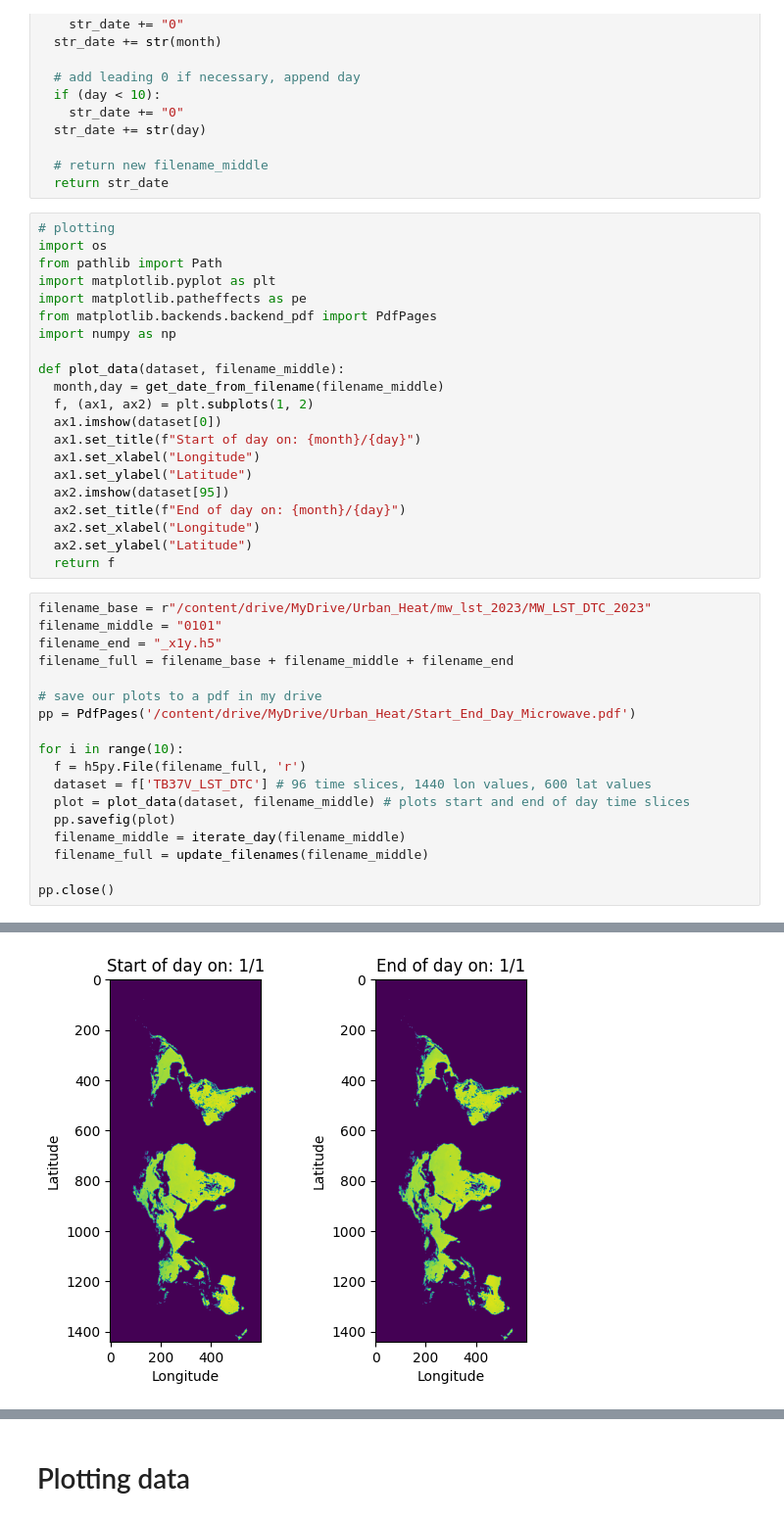
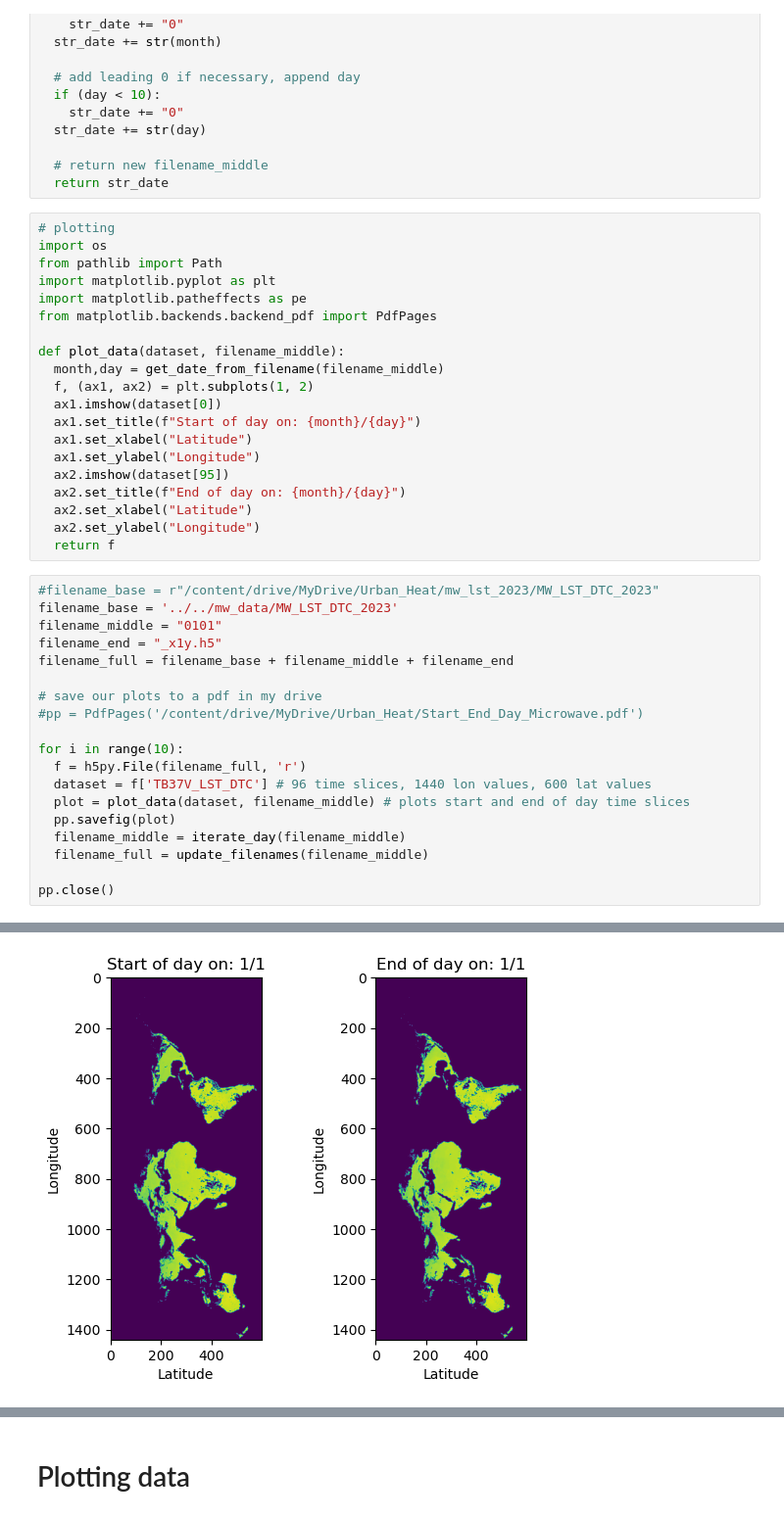
Before and after one commit to jstarfeldt/ML_UH_datasets, a Jupyter notebook: Sandy_Microwave/Earth_Engine_Colab.ipynb, the cells around one changed output, grey strips where cells are left out. Shown at 98% size. Cells and saved outputs as stored; diff of their text form.

Commit message:
Updating plot labels

```diff
--- a/Sandy_Microwave/Earth_Engine_Colab.ipynb
+++ b/Sandy_Microwave/Earth_Engine_Colab.ipynb
@@ -84,28 +98,28 @@ from pathlib import Path
 import matplotlib.pyplot as plt
 import matplotlib.patheffects as pe
 from matplotlib.backends.backend_pdf import PdfPages
-import numpy as np
 
 def plot_data(dataset, filename_middle):
   month,day = get_date_from_filename(filename_middle)
   f, (ax1, ax2) = plt.subplots(1, 2)
   ax1.imshow(dataset[0])
   ax1.set_title(f"Start of day on: {month}/{day}")
-  ax1.set_xlabel("Longitude")
-  ax1.set_ylabel("Latitude")
+  ax1.set_xlabel("Latitude")
+  ax1.set_ylabel("Longitude")
   ax2.imshow(dataset[95])
   ax2.set_title(f"End of day on: {month}/{day}")
-  ax2.set_xlabel("Longitude")
-  ax2.set_ylabel("Latitude")
+  ax2.set_xlabel("Latitude")
+  ax2.set_ylabel("Longitude")
   return f
 # %%
-filename_base = r"/content/drive/MyDrive/Urban_Heat/mw_lst_2023/MW_LST_DTC_2023"
+#filename_base = r"/content/drive/MyDrive/Urban_Heat/mw_lst_2023/MW_LST_DTC_2023"
+filename_base = '../../mw_data/MW_LST_DTC_2023'
 filename_middle = "0101"
 filename_end = "_x1y.h5"
 filename_full = filename_base + filename_middle + filename_end
 
 # save our plots to a pdf in my drive
-pp = PdfPages('/content/drive/MyDrive/Urban_Heat/Start_End_Day_Microwave.pdf')
+#pp = PdfPages('/content/drive/MyDrive/Urban_Heat/Start_End_Day_Microwave.pdf')
 
 for i in range(10):
   f = h5py.File(filename_full, 'r')
@@ -140 +135 @@ filename: /content/drive/MyDrive/Urban_Heat/mw_lst_2023/MW_LST_DTC_20230110_x1y.
-[figure, old version]
+[figure, new version]
```
Also changed, not shown: parts of 4 cells of this notebook.
